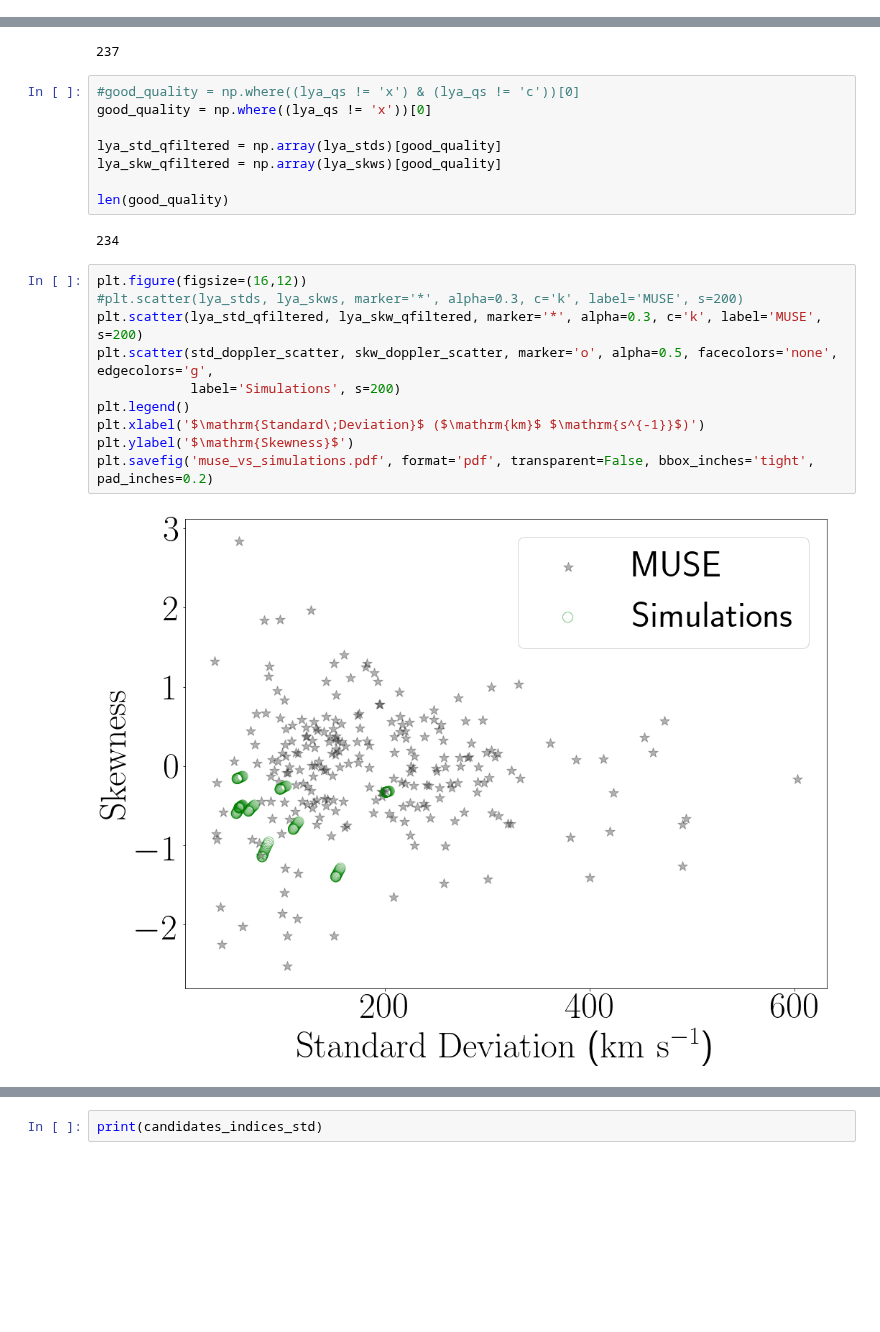
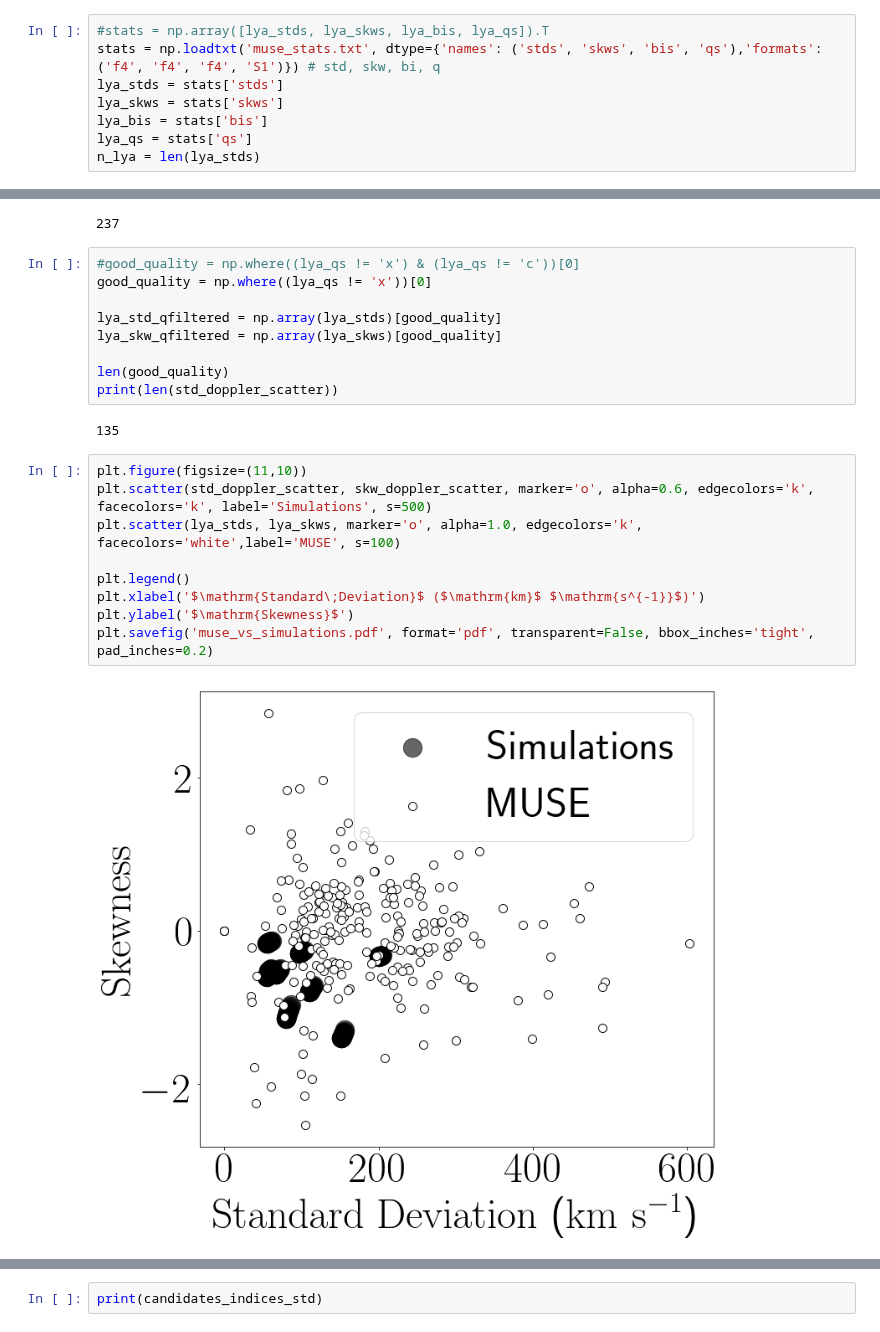
Before and after one commit to astroandes/CLARA_RotationOutflows, a Jupyter notebook: muse/muse_data.ipynb, the cells around one changed output, grey strips where cells are left out. Saved outputs shown, nothing was run; the diff lists cells and outputs as text; blank space fills up the shorter version.

Commit message:
updated muse vs simulations

```diff
--- a/muse/muse_data.ipynb
+++ b/muse/muse_data.ipynb
@@ -444,6 +444,14 @@ np.argwhere(lya_ids==a[1])
 array([[115]])
 # %% [markdown]
 ### Compare to simulations
+# %%
+#stats = np.array([lya_stds, lya_skws, lya_bis, lya_qs]).T
+stats = np.loadtxt('muse_stats.txt', dtype={'names': ('stds', 'skws', 'bis', 'qs'),'formats': ('f4', 'f4', 'f4', 'S1')}) # std, skw, bi, q
+lya_stds = stats['stds']
+lya_skws = stats['skws']
+lya_bis = stats['bis']
+lya_qs = stats['qs']
+n_lya = len(lya_stds)
 # %%
 vouts = [5,25,50]
 logtaus = [5, 6, 7]
@@ -525,17 +533,17 @@ lya_std_qfiltered = np.array(lya_stds)[good_quality]
 lya_skw_qfiltered = np.array(lya_skws)[good_quality]
 
 len(good_quality)
+print(len(std_doppler_scatter))
 # %% [output]
-234
+135
 # %%
-plt.figure(figsize=(16,12))
-#plt.scatter(lya_stds, lya_skws, marker='*', alpha=0.3, c='k', label='MUSE', s=200)
-plt.scatter(lya_std_qfiltered, lya_skw_qfiltered, marker='*', alpha=0.3, c='k', label='MUSE', s=200)
-plt.scatter(std_doppler_scatter, skw_doppler_scatter, marker='o', alpha=0.5, facecolors='none', edgecolors='g',
-            label='Simulations', s=200)
+plt.figure(figsize=(11,10))
+plt.scatter(std_doppler_scatter, skw_doppler_scatter, marker='o', alpha=0.6, edgecolors='k', facecolors='k', label='Simulations', s=500)
+plt.scatter(lya_stds, lya_skws, marker='o', alpha=1.0, edgecolors='k', facecolors='white',label='MUSE', s=100)
+
 plt.legend()
 plt.xlabel('$\mathrm{Standard\;Deviation}$ ($\mathrm{km}$ $\mathrm{s^{-1}}$)')
 plt.ylabel('$\mathrm{Skewness}$')
 plt.savefig('muse_vs_simulations.pdf', format='pdf', transparent=False, bbox_inches='tight', pad_inches=0.2)
 # %% [output]
-[figure, old version]
+[figure, new version]
```
Also changed, not shown: parts of 4 cells of this notebook, 1 other file.
